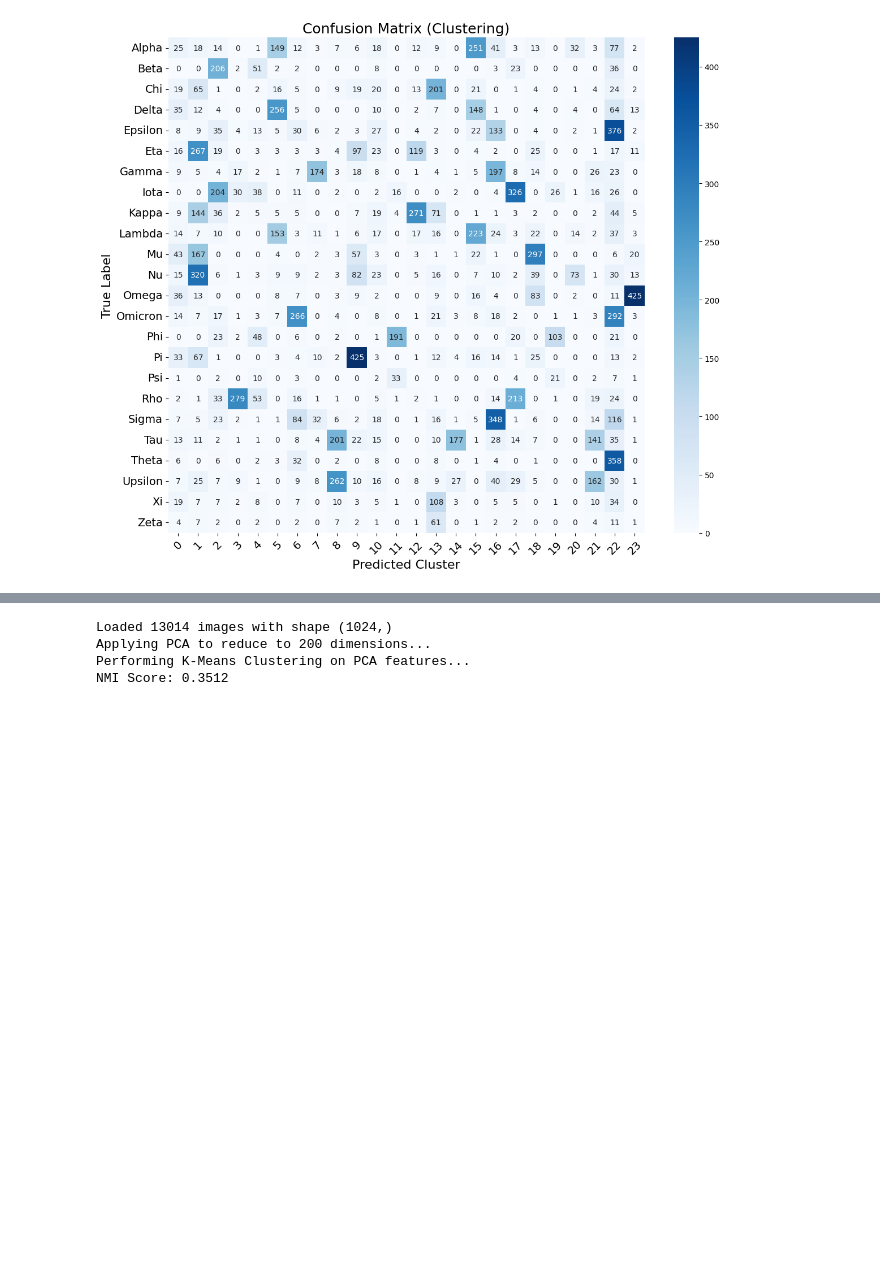
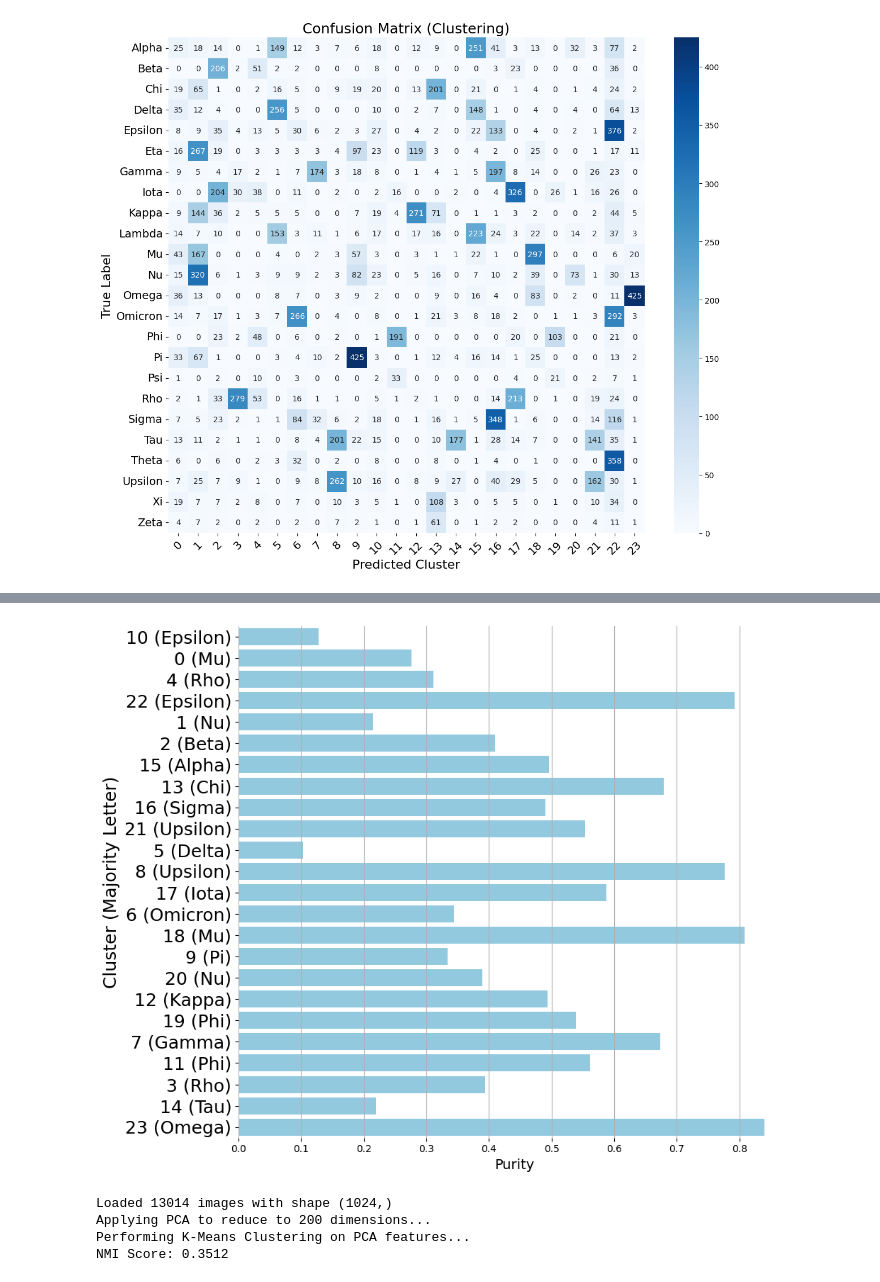
Before and after one commit to dionvou/greek-letter-vision, a Jupyter notebook: spectral_clustering.ipynb, the cells around one changed output, grey strips where cells are left out. Cells and saved outputs as stored; diff of their text form; code cells hidden in the pictures; blank space fills up the shorter version.

```diff
--- a/spectral_clustering.ipynb
+++ b/spectral_clustering.ipynb
@@ -752,3 +740,64 @@ plt.show()
+# %%
+import pandas as pd
+import matplotlib.pyplot as plt
+import seaborn as sns
+import numpy as np
+from sklearn.metrics import confusion_matrix
+from sklearn.preprocessing import LabelEncoder
+
+# Assume known_labels and cluster_labels are defined
+
+# Encode true labels
+le = LabelEncoder()
+y_true_encoded = le.fit_transform(known_labels)
+y_pred = np.asarray(cluster_labels)
+
+# Compute confusion matrix with clusters as rows
+cm = confusion_matrix(y_true_encoded, y_pred).T  # shape: (num_clusters, num_classes)
+
+cluster_purities = []
+majority_labels = []
+
+for cluster_id in range(cm.shape[0]):
+    cluster_counts = cm[cluster_id]
+    total = cluster_counts.sum()
+    if total == 0:
+        purity = 0.0
+        majority_label = 'N/A'
+    else:
+        max_idx = np.argmax(cluster_counts)
+        purity = cluster_counts[max_idx] / total
+        majority_label = le.classes_[max_idx]
+    cluster_purities.append(purity)
+    majority_labels.append(majority_label)
+
+# Create DataFrame for plotting
+purity_df = pd.DataFrame({
+    'Cluster': range(cm.shape[0]),
+    'Purity': cluster_purities,
+    'Letter': majority_labels
+})
+
+# Sort by purity descending for better visualization
+purity_df = purity_df.sort_values(by='Purity', ascending=True).reset_index(drop=True)
+
+plt.figure(figsize=(10, 8))
+sns.barplot(x='Purity', y='Cluster', data=purity_df, orient='h', color='skyblue')
+
+plt.yticks(
+    ticks=range(len(purity_df)),
+    labels=[f"{c} ({l})" for c, l in zip(purity_df['Cluster'], purity_df['Letter'])],
+    fontsize=18
+)
+plt.xlabel('Purity', fontsize=14)
+plt.ylabel('Cluster (Majority Letter)', fontsize=18)
+plt.grid(axis='x')
+sns.despine(left=True, bottom=True)
+plt.tight_layout()
+plt.savefig('cluster_purity.pdf', dpi=300, format='PDF')
+plt.show()
+# %% [output]
+[figure, added]
 # %%
 # 2. PCA Feature Extraction
 from sklearn.cluster import KMeans
```
Also changed, not shown: parts of 10 cells of this notebook, 1 other file.
